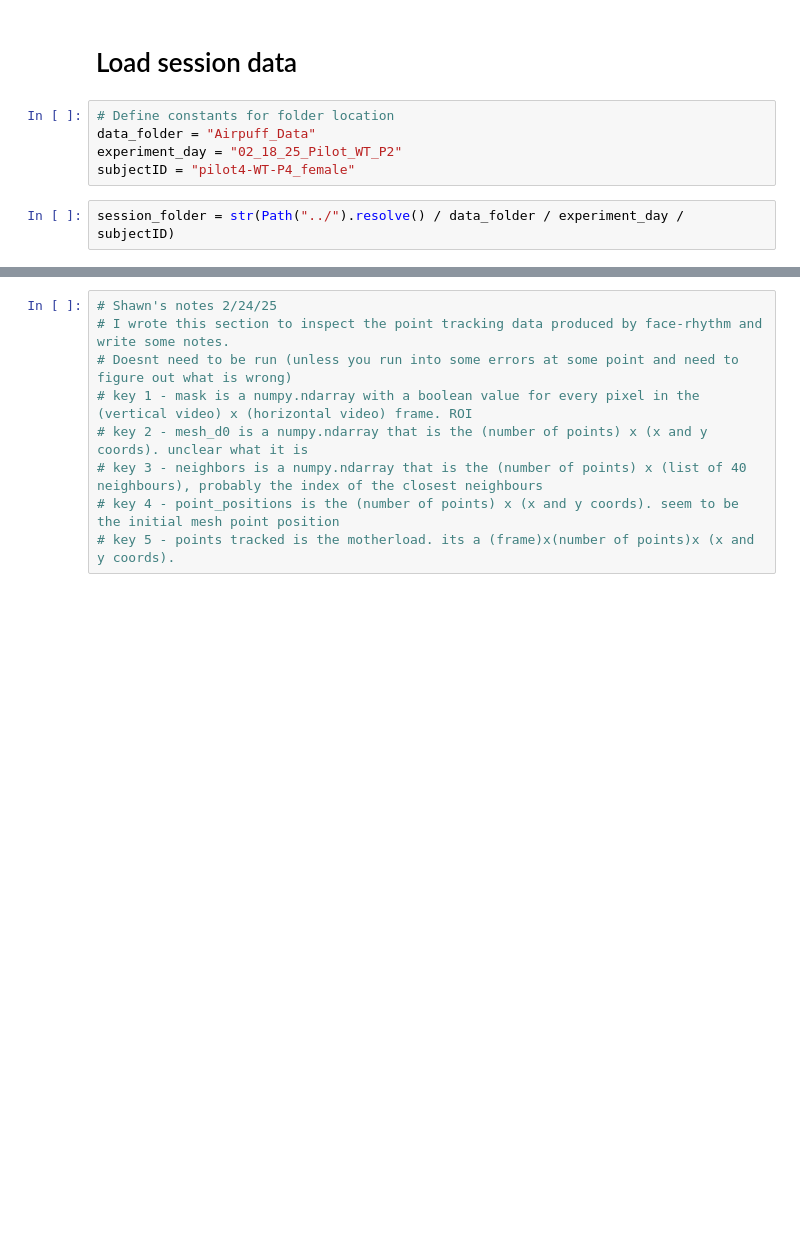
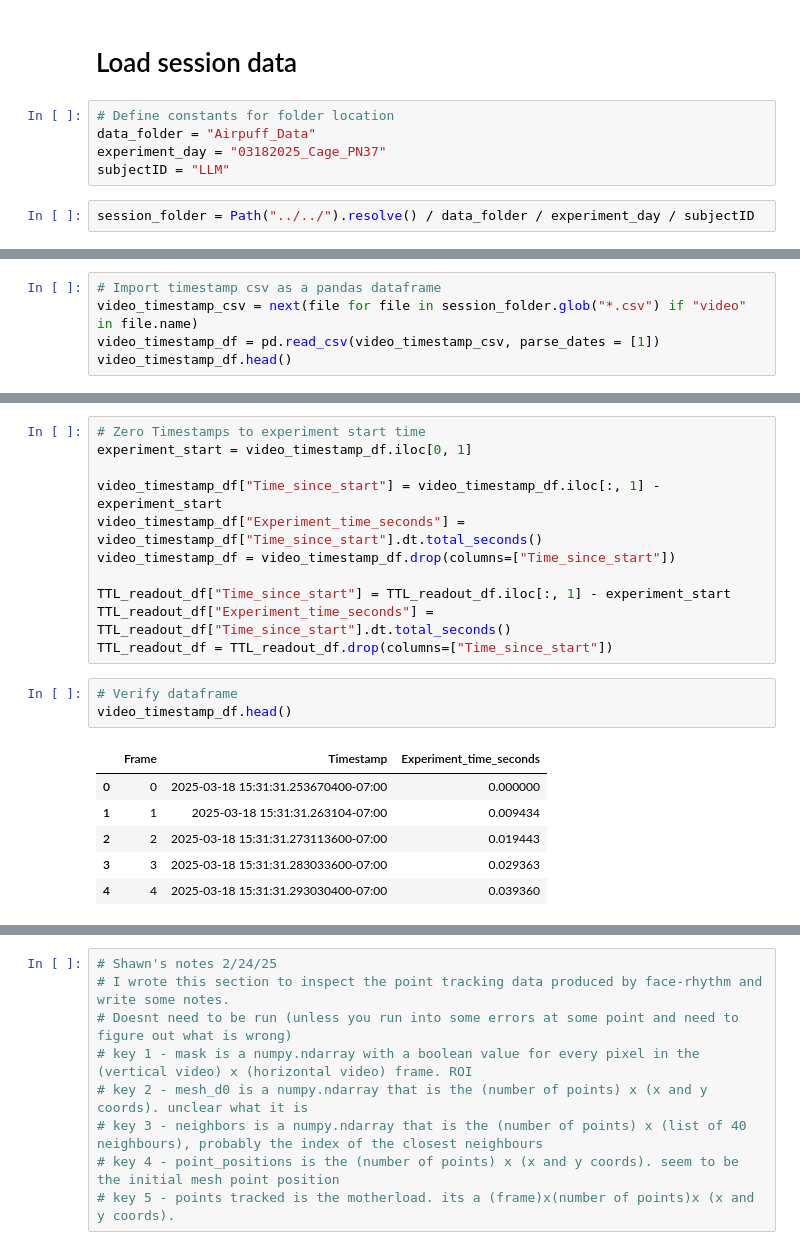
Before and after one commit to banchan86/face-rhythm-DJ, a Jupyter notebook: dj_notebooks/dj_face_rhythm_analysis.ipynb, the cells around one changed output, grey strips where cells are left out. Cells and saved outputs as stored; diff of their text form; blank space fills up the shorter version.

```diff
--- a/dj_notebooks/dj_face_rhythm_analysis.ipynb
+++ b/dj_notebooks/dj_face_rhythm_analysis.ipynb
@@ -39,7 +40,7 @@ from pathlib import Path
 # %%
 # Define constants for folder location
 data_folder = "Airpuff_Data"
-experiment_day = "02_18_25_Pilot_WT_P2"
-subjectID = "pilot4-WT-P4_female"
+experiment_day = "03182025_Cage_PN37"
+subjectID = "LLM"
 # %%
-session_folder = str(Path("../").resolve() / data_folder / experiment_day / subjectID)
+session_folder = Path("../../").resolve() / data_folder / experiment_day / subjectID
@@ -51,0 +49,5 @@ C:\Users\shawn\Desktop\face-rhythm-DJ\Airpuff_Data\02_18_25_Pilot_WT_P2\pilot4-W
+# %%
+# Import timestamp csv as a pandas dataframe
+video_timestamp_csv = next(file for file in session_folder.glob("*.csv") if "video" in file.name)
+video_timestamp_df = pd.read_csv(video_timestamp_csv, parse_dates = [1])
+video_timestamp_df.head()
@@ -51,0 +75,21 @@ C:\Users\shawn\Desktop\face-rhythm-DJ\Airpuff_Data\02_18_25_Pilot_WT_P2\pilot4-W
+# %%
+# Zero Timestamps to experiment start time
+experiment_start = video_timestamp_df.iloc[0, 1]
+
+video_timestamp_df["Time_since_start"] = video_timestamp_df.iloc[:, 1] - experiment_start
+video_timestamp_df["Experiment_time_seconds"] = video_timestamp_df["Time_since_start"].dt.total_seconds()
+video_timestamp_df = video_timestamp_df.drop(columns=["Time_since_start"])
+
+TTL_readout_df["Time_since_start"] = TTL_readout_df.iloc[:, 1] - experiment_start
+TTL_readout_df["Experiment_time_seconds"] = TTL_readout_df["Time_since_start"].dt.total_seconds()
+TTL_readout_df = TTL_readout_df.drop(columns=["Time_since_start"])
+# %%
+# Verify dataframe
+video_timestamp_df.head()
+# %% [output]
+|  | Frame | Timestamp | Experiment_time_seconds |
+| 0 | 0 | 2025-03-18 15:31:31.253670400-07:00 | 0.000000 |
+| 1 | 1 | 2025-03-18 15:31:31.263104-07:00 | 0.009434 |
+| 2 | 2 | 2025-03-18 15:31:31.273113600-07:00 | 0.019443 |
+| 3 | 3 | 2025-03-18 15:31:31.283033600-07:00 | 0.029363 |
+| 4 | 4 | 2025-03-18 15:31:31.293030400-07:00 | 0.039360 |
```
Also changed, not shown: parts of 28 cells of this notebook, 2 other files.
